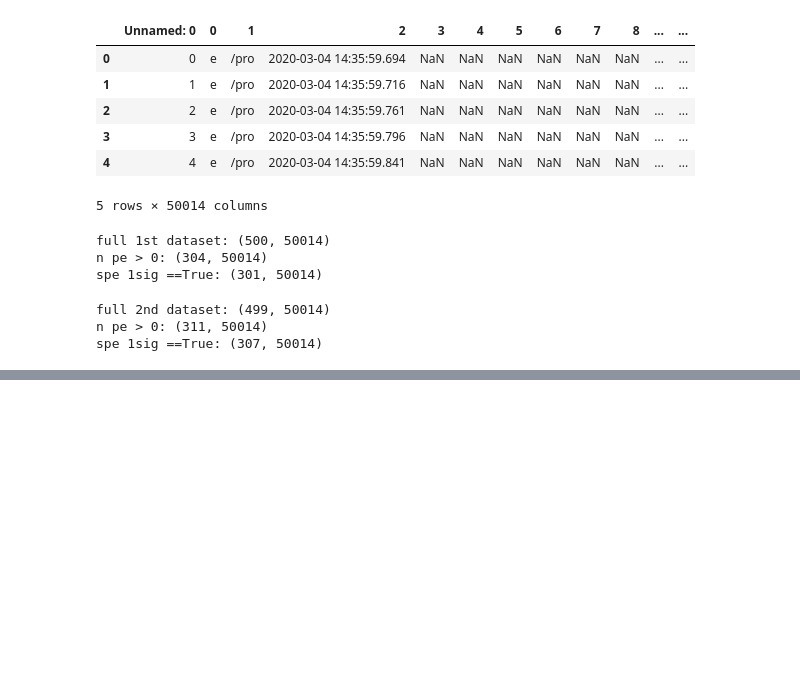
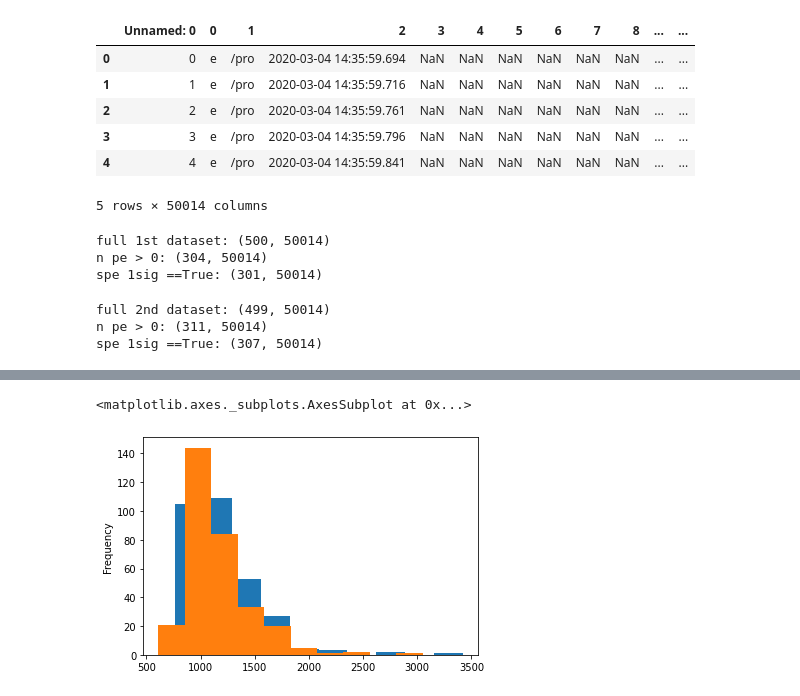
Before and after one commit to stbordoni/SiPM-XArapuca, a Jupyter notebook: readCalib_ch2.ipynb, the cells around one changed output, grey strips where cells are left out. Cells and saved outputs as stored; diff of their text form; code cells hidden in the pictures; blank space fills up the shorter version.

```diff
--- a/readCalib_ch2.ipynb
+++ b/readCalib_ch2.ipynb
@@ -57,0 +67,6 @@ spe 1sig ==True: (307, 50014)
+# %%
+df_cal_ch2_1.loc[(df_cal_ch2_1['pe height']>0)]['pe width'].plot(kind='hist', label='sample 1')
+df_cal_ch2_2.loc[(df_cal_ch2_2['pe height']>0)]['pe width'].plot(kind='hist', label='sample 2')
+# %% [output]
+<matplotlib.axes._subplots.AxesSubplot at 0x...>
+[figure, added]
```
Also changed, not shown: parts of 19 cells of this notebook, 2 other files.
